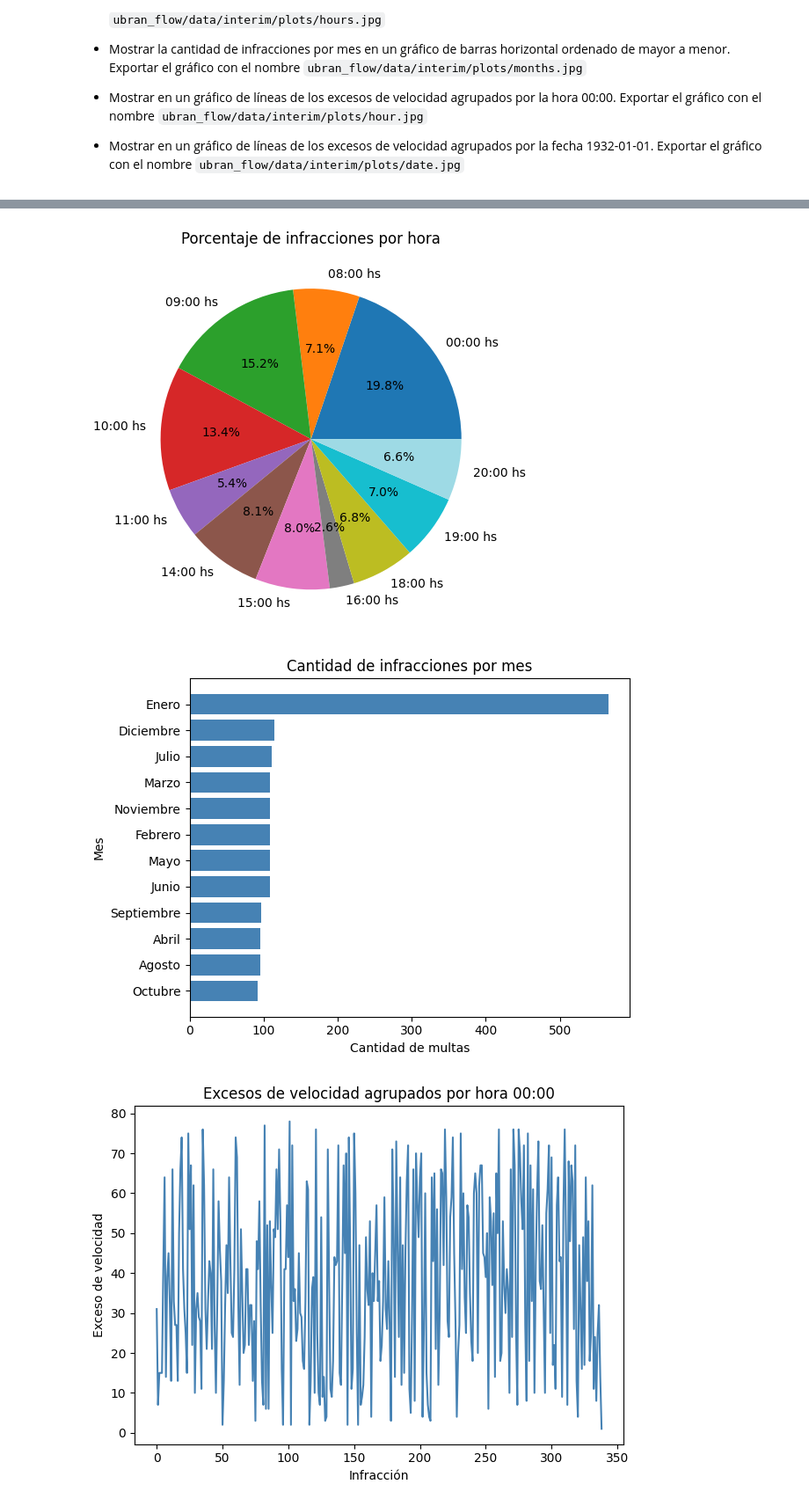
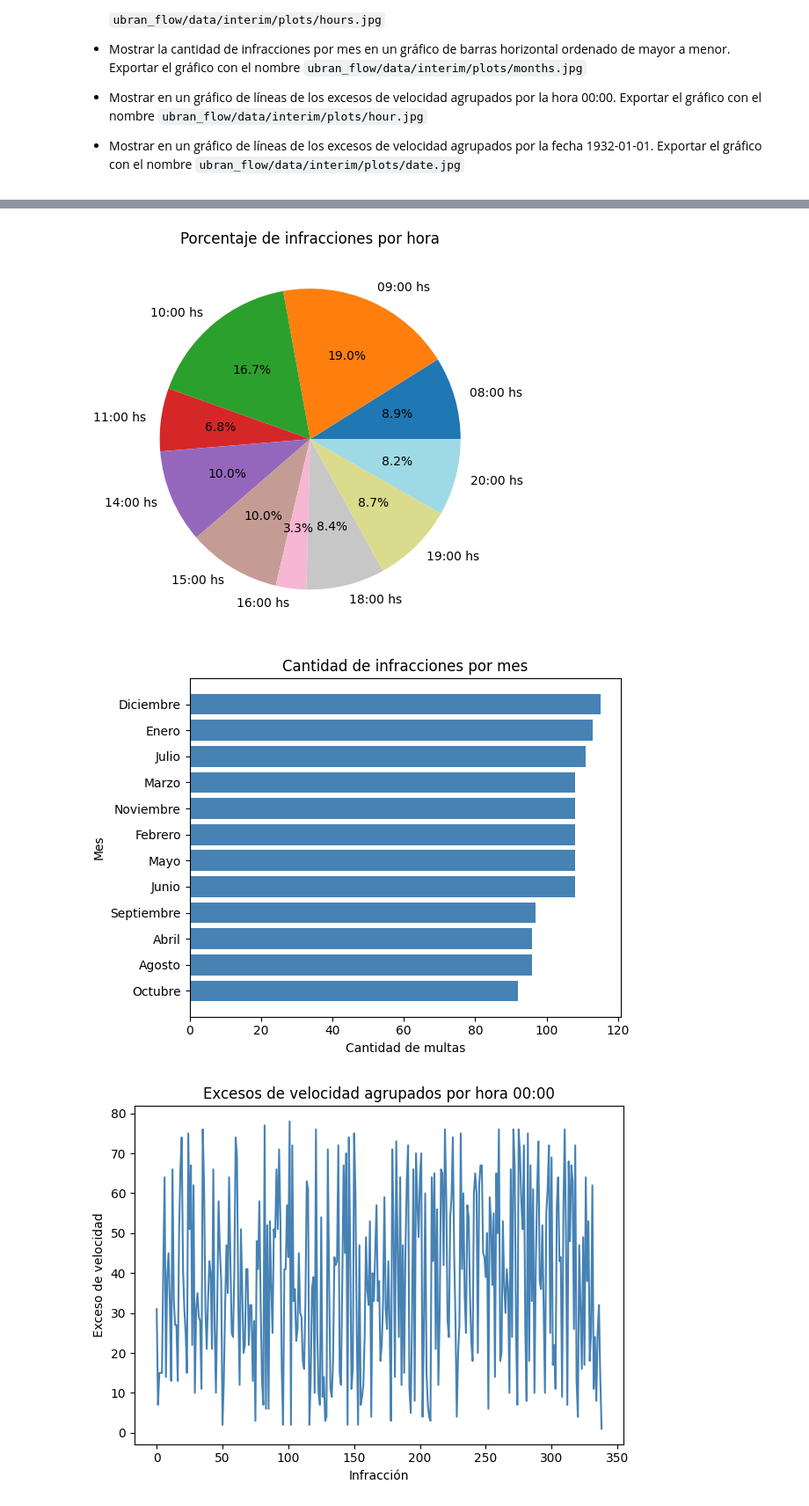
Before and after one commit to GomezMorales/urban_flow_tp_integrador, a Jupyter notebook: 01_Urban_Flow-Tejerina_Quiroga_Bonifacio_GomezMorales.ipynb, the cells around one changed output, grey strips where cells are left out. Shown at 88% size. Drawn from its saved outputs; the diff is of its cells as text; code cells hidden in the pictures.

```diff
--- a/01_Urban_Flow-Tejerina_Quiroga_Bonifacio_GomezMorales.ipynb
+++ b/01_Urban_Flow-Tejerina_Quiroga_Bonifacio_GomezMorales.ipynb
@@ -889,7 +827,7 @@ guardar_grafico("urban_flow/data/interim/plots/fines.jpg")
 # Porcentaje de infracciones por hora
 
 infracciones_hora = (
-  df["hora"]
+  df[df["hora"] != "00:00"]["hora"]
   .str.split(":")
   .str[0]
   .value_counts()
@@ -898,7 +836,7 @@ infracciones_hora = (
 
 etiquetas = [f"{h}:00 hs" for h in infracciones_hora.index]
 
-figura = plt.figure(dpi=100)
+plt.figure(dpi=100)
 colores = plt.cm.tab20(np.linspace(0, 1, len(infracciones_hora)))
 plt.pie(
   infracciones_hora.values,
@@ -909,35 +847,34 @@ plt.pie(
 plt.title("Porcentaje de infracciones por hora")
 guardar_grafico("urban_flow/data/interim/plots/hours.jpg")
 # %% [output]
-[figure, old version]
+[figure, new version]
 # %%
 # Cantidad de infracciones por mes
 
-# Mapeo el número de mes con el nombre
 meses = {
   1: "Enero", 2: "Febrero", 3: "Marzo",
   4: "Abril", 5: "Mayo", 6: "Junio",
   7: "Julio", 8: "Agosto", 9: "Septiembre",
   10: "Octubre", 11: "Noviembre", 12: "Diciembre"
 }
 
 infracciones_mes = (
-  pd.to_datetime(df["fecha"])
+  pd.to_datetime(df[df["fecha"] != "1932-01-01"]["fecha"])
   .dt.month
   .value_counts()
   .sort_values(ascending=True)
 )
 
 etiquetas = [meses[m] for m in infracciones_mes.index]
 
-figura = plt.figure(dpi=100)
+plt.figure(dpi=100)
 plt.barh(etiquetas, infracciones_mes.values, color="steelblue")
 plt.title("Cantidad de infracciones por mes")
 plt.xlabel("Cantidad de multas")
 plt.ylabel("Mes")
 guardar_grafico("urban_flow/data/interim/plots/months.jpg")
 # %% [output]
-[figure, old version]
+[figure, new version]
 # %%
 # Excesos de velocidad agrupados por hora 00:00
 
```
Also changed, not shown: parts of 20 cells of this notebook, 1 other file.
